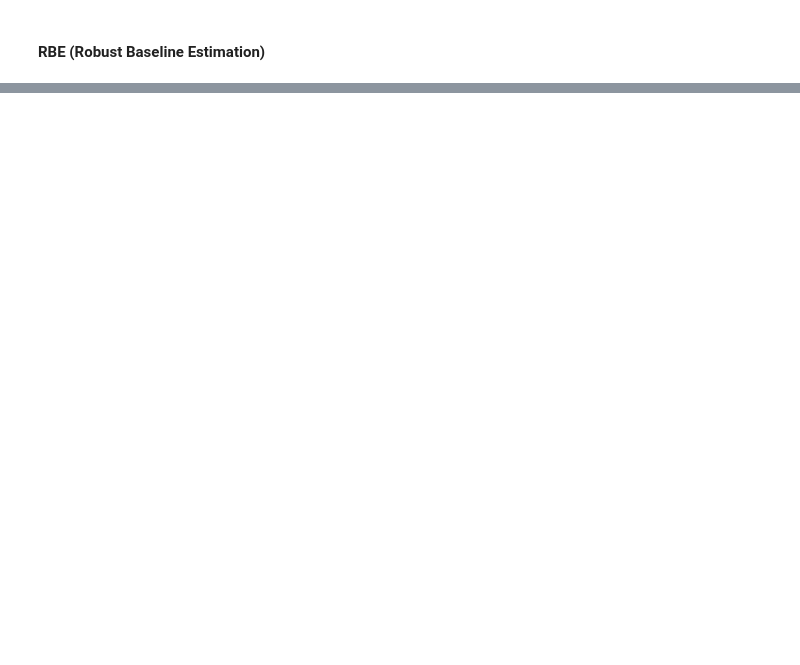
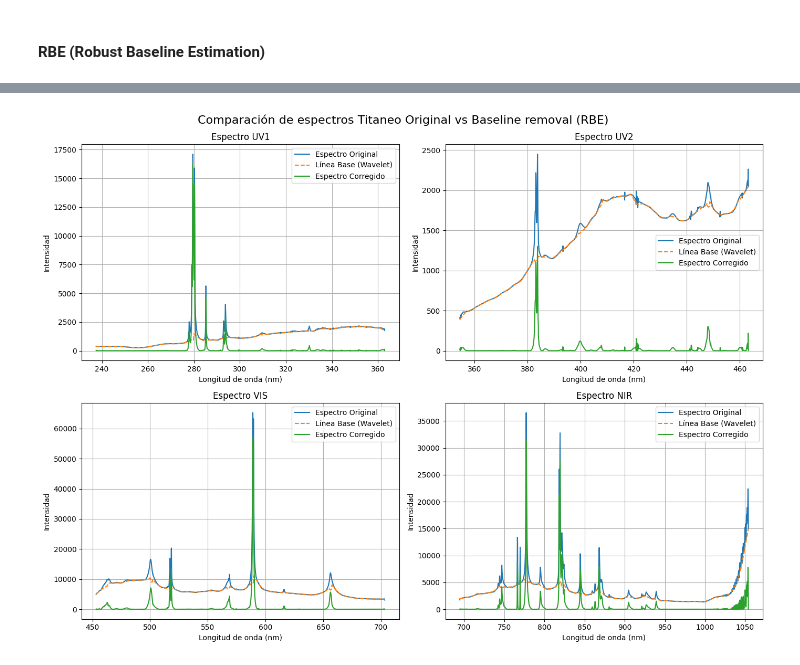
Before and after one commit to elsamoreno/LIBS_QUANTIFICATION_INTA, a Jupyter notebook: Pre_Processing/Pruebas_baseline_rmvl.ipynb, the cells around one changed output, grey strips where cells are left out. Cells and saved outputs as stored; diff of their text form; code cells hidden in the pictures; blank space fills up the shorter version.

```diff
--- a/Pre_Processing/Pruebas_baseline_rmvl.ipynb
+++ b/Pre_Processing/Pruebas_baseline_rmvl.ipynb
@@ -459,0 +460,25 @@ plt.show()
+# %%
+espectro_UV1_baseless[espectro_UV1_baseless < 0] = 0
+espectro_UV2_baseless[espectro_UV2_baseless < 0] = 0
+espectro_VIS_baseless[espectro_VIS_baseless < 0] = 0
+espectro_NIR_baseless[espectro_NIR_baseless < 0] = 0
+espectros_denoised = [espectro_UV1_baseless, espectro_UV2_baseless, espectro_VIS_baseless, espectro_NIR_baseless]
+
+plt.figure(figsize=(14, 10))
+
+for i in range(4):
+    plt.subplot(2, 2, i+1)
+    plt.plot(wavelengths[i], espectros_originales[i], label='Espectro Original')
+    plt.plot(wavelengths[i],continuum[i], label="Línea Base (Wavelet)", linestyle='--')
+    plt.plot(wavelengths[i], espectros_denoised[i], label='Espectro Corregido')
+    plt.title(f"Espectro {nombres[i]}")
+    plt.xlabel("Longitud de onda (nm)")
+    plt.ylabel("Intensidad")
+    plt.legend()
+    plt.grid(True)
+
+plt.tight_layout()
+plt.suptitle("Comparación de espectros Titaneo Original vs Baseline removal (RBE)", y=1.02, fontsize=16)
+plt.show()
+# %% [output]
+[figure, added]
```
Also changed, not shown: parts of 5 cells of this notebook, 6 other files.
